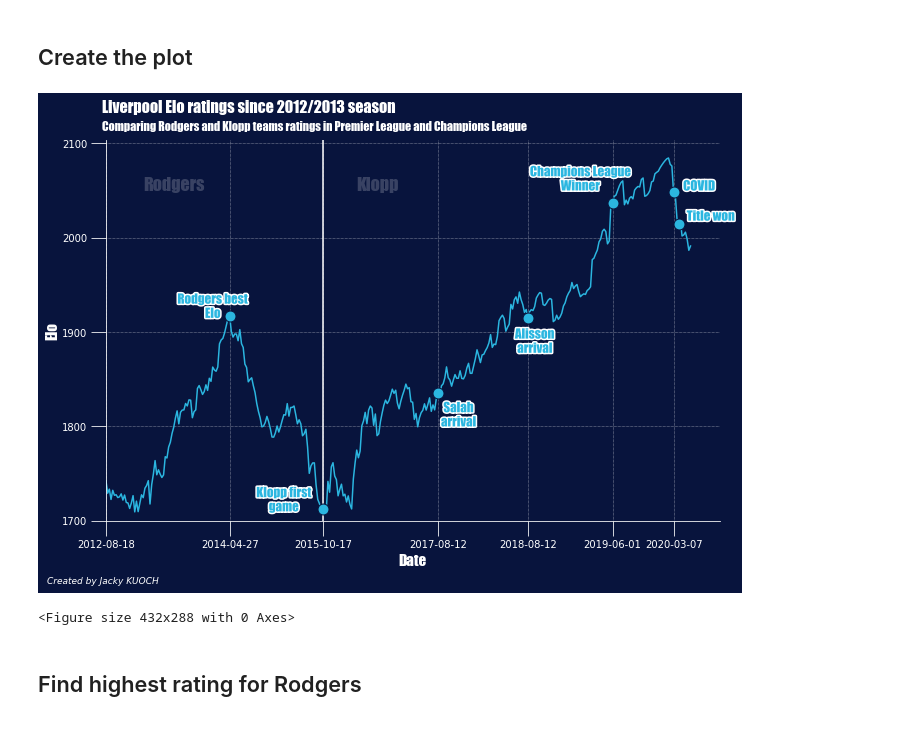
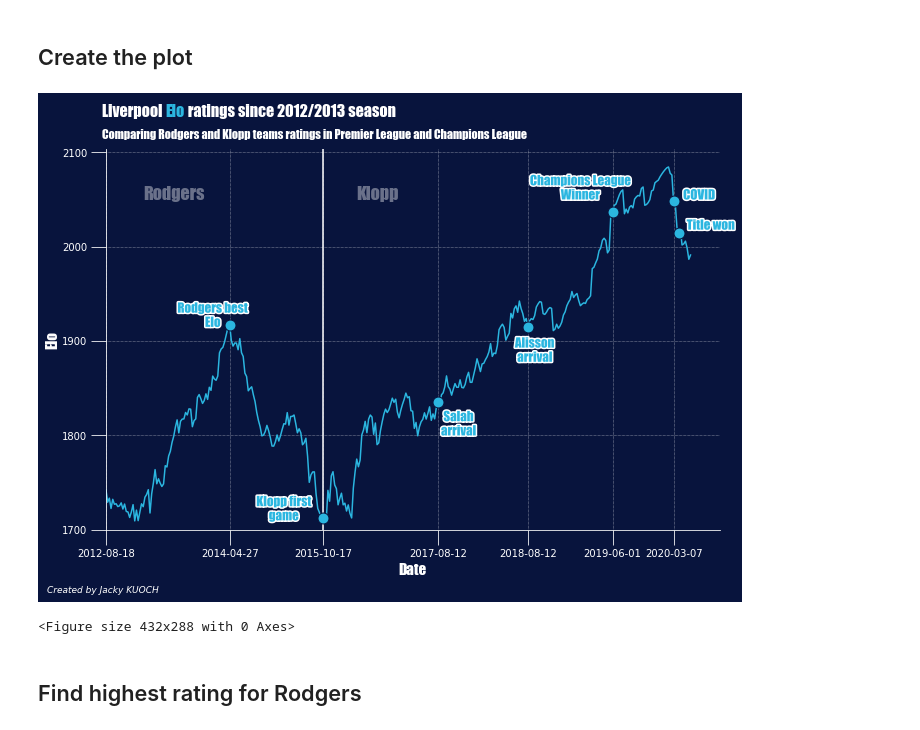
Before and after one commit to JackyKch/LiverpoolEvolutionKlopp, a Jupyter notebook: script/dataviz/elo.ipynb, the cells around one changed output. Saved outputs shown, nothing was run; the diff lists cells and outputs as text; code cells hidden in the pictures.

Commit message:
Modify plots using HighlightText

```diff
--- a/script/dataviz/elo.ipynb
+++ b/script/dataviz/elo.ipynb
@@ -65,14 +66,14 @@ plt.xlabel("Date", color="w", fontsize=15 , **hfont)
 plt.ylabel("Elo", color="w", fontsize=15 , **hfont)
 
 # Title and credits
-fig.text(0.12,0.9, "Liverpool Elo ratings since 2012/2013 season\n", fontsize = 16, fontweight = "bold", color = "w", **hfont)
-fig.text(0.12,0.9, "Comparing Rodgers and Klopp teams ratings in Premier League and Champions League", fontsize = 12, fontweight="regular", color = "w", **hfont)
+fig_text(0.12,0.97, s="Liverpool <Elo> ratings since 2012/2013 season\n", highlight_textprops=[{"color": '#2bb6e0'}], fontsize = 16, fontweight = "bold", color = "w", **hfont)
+fig.text(0.12,0.9, "Comparing Rodgers and Klopp teams ratings in Premier League and Champions League", fontsize = 12, fontweight="light", color = "w", **hfont)
 fig.text(0.05, 0, "Created by Jacky KUOCH",fontstyle="italic",fontsize=9, color="w")
 
 # Split the graph in two
 ax.axvline(x="2015-10-17", color="w")
-rodgerspart = ax.text(40, 2050, "Rodgers", fontsize=18, ha="center", color="w",alpha=0.2 , **hfont)
-klopppart = ax.text(160, 2050, "Klopp", fontsize=18, ha="center", color="w",alpha=0.2 , **hfont)
+rodgerspart = ax.text(40, 2050, "Rodgers", fontsize=18, ha="center", color="w",alpha=0.4 , **hfont)
+klopppart = ax.text(160, 2050, "Klopp", fontsize=18, ha="center", color="w",alpha=0.4 , **hfont)
 # Add points on key dates
 
 ## Max Rodgers - 27/04/2014 - Gerrard slips
@@ -93,34 +94,34 @@ klopp_firstgame.set_path_effects([path_effects.withStroke(linewidth=3, foregroun
 ## Salah first game - 12/08/2017
 ax.scatter("2017-08-12", data.loc[data['date_match'] == "2017-08-12", "Elo_Liverpool"], s=120, color="#2bb6e0", edgecolors="#08143D", lw=1, zorder=3 )
 salah_firstgame = ax.text(208, 1800, "Salah\narrival", fontsize=13, ha="center", color="#2bb6e0", **hfont)
 salah_firstgame.set_path_effects([path_effects.withStroke(linewidth=3, foreground="w")])
 
 ## Van Dijk first game - 22/01/2018
 
 ## Alisson first game - 12/08/2018
 ax.scatter("2018-08-12", data.loc[data['date_match'] == "2018-08-12", "Elo_Liverpool"], s=120, color="#2bb6e0", edgecolors="#08143D", lw=1, zorder=3 )
 vandijk_firstgame = ax.text(253, 1878, "Alisson\narrival", fontsize=13, ha="center", color="#2bb6e0", **hfont)
 vandijk_firstgame.set_path_effects([path_effects.withStroke(linewidth=3, foreground="w")])
 
 ## Champions League win - 01/06/2019
 ax.scatter("2019-06-01", data.loc[data['date_match'] == "2019-06-01", "Elo_Liverpool"], s=120, color="#2bb6e0", edgecolors="#08143D", lw=1, zorder=3 )
 ucl_win = ax.text(280, 2050, "Champions League\nWinner", fontsize=13, ha="center", color="#2bb6e0", **hfont)
 ucl_win.set_path_effects([path_effects.withStroke(linewidth=3, foreground="w")])
 
 ## Last game before Corona - 07/03/2020
 ax.scatter("2020-03-07", data.loc[data['date_match'] == "2020-03-07", "Elo_Liverpool"], s=120, color="#2bb6e0", edgecolors="#08143D", lw=1, zorder=3 )
 corona = ax.text(350, 2050, "COVID", fontsize=13, ha="center", color="#2bb6e0", **hfont)
 corona.set_path_effects([path_effects.withStroke(linewidth=3, foreground="w")])
 
 ## Title secured - 25/06/2020
 ax.scatter("2020-06-24", data.loc[data['date_match'] == "2020-06-24", "Elo_Liverpool"], s=120, color="#2bb6e0", edgecolors="#08143D", lw=1, zorder=3 )
 title_won = ax.text(357, 2018, "Title won", fontsize=13, ha="center", color="#2bb6e0", **hfont)
 title_won.set_path_effects([path_effects.withStroke(linewidth=3, foreground="w")])
 
 plt.show()
 plt.tight_layout()
 # %% [output]
-[figure, old version]
+[figure, new version]
 <Figure size 432x288 with 0 Axes>
 # %% [markdown]
 ## Find highest rating for Rodgers
```
Also changed, not shown: parts of 2 cells of this notebook, 2 other files.
